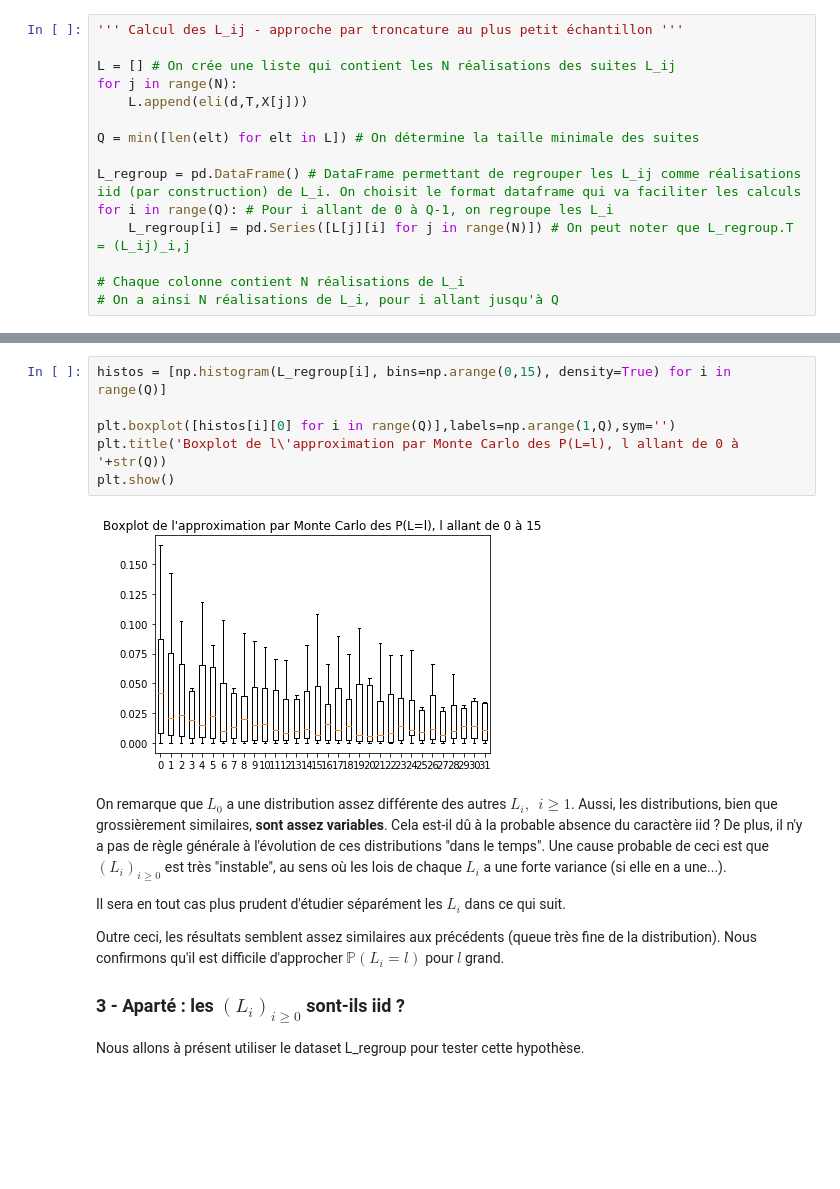
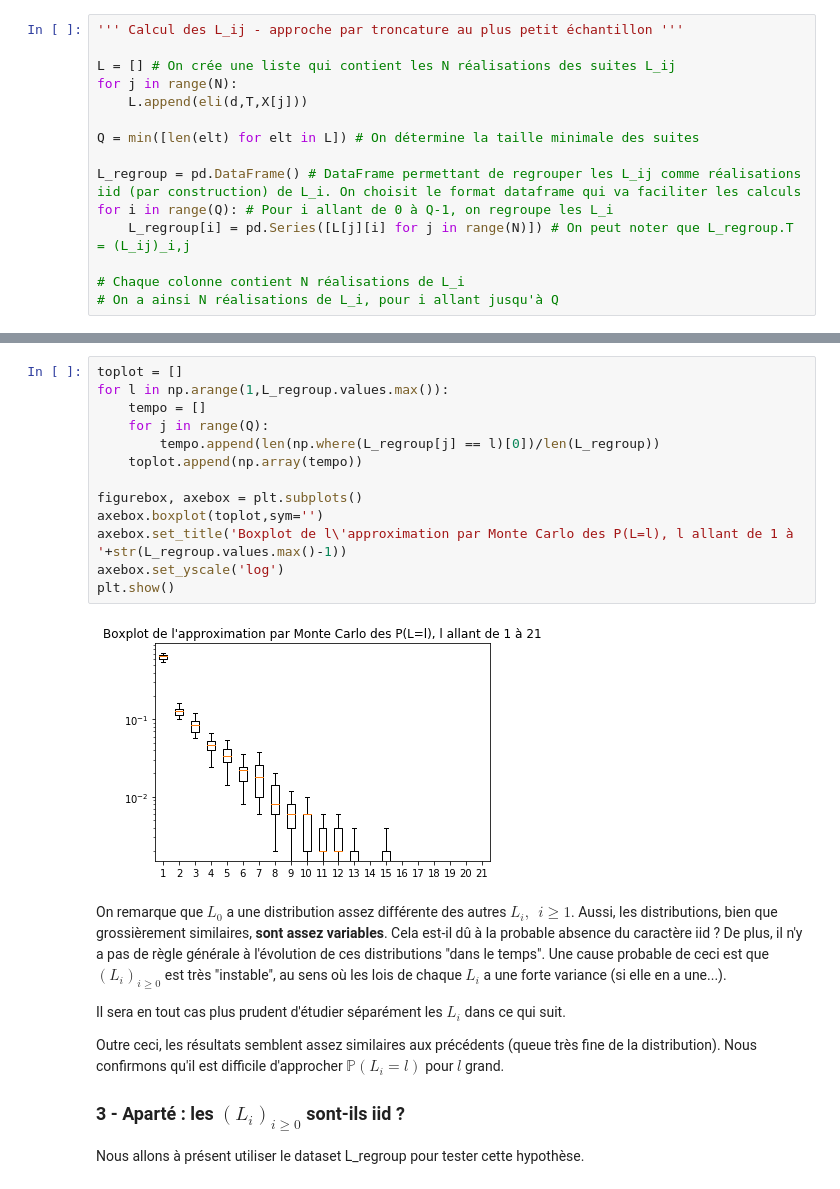
Before and after one commit to LittleBabyPanda/MCProject, a Jupyter notebook: MC_notebook.ipynb, the cells around one changed output, grey strips where cells are left out. Saved outputs shown, nothing was run; the diff lists cells and outputs as text; blank space fills up the shorter version.

```diff
--- a/MC_notebook.ipynb
+++ b/MC_notebook.ipynb
@@ -276,11 +264,18 @@ plt.show()
-# %%
-histos = [np.histogram(L_regroup[i], bins=np.arange(0,15), density=True) for i in range(Q)]
-
-plt.boxplot([histos[i][0] for i in range(Q)],labels=np.arange(1,Q),sym='')
-plt.title('Boxplot de l\'approximation par Monte Carlo des P(L=l), l allant de 0 à '+str(Q))
-plt.show()
-# %% [output]
-[figure, removed]
+# %%
+toplot = []
+for l in np.arange(1,L_regroup.values.max()):
+    tempo = []
+    for j in range(Q):
+        tempo.append(len(np.where(L_regroup[j] == l)[0])/len(L_regroup))
+    toplot.append(np.array(tempo))
+
+figurebox, axebox = plt.subplots()
+axebox.boxplot(toplot,sym='')
+axebox.set_title('Boxplot de l\'approximation par Monte Carlo des P(L=l), l allant de 1 à '+str(L_regroup.values.max()-1))
+axebox.set_yscale('log')
+plt.show()
+# %% [output]
+[figure, added]
 # %% [markdown]
 On remarque que $L_0$ a une distribution assez différente des autres $L_i, \: \: i \geq 1$. Aussi, les distributions, bien que grossièrement similaires, **sont assez variables**. Cela est-il dû à la probable absence du caractère iid ? De plus, il n'y a pas de règle générale à l'évolution de ces distributions "dans le temps". Une cause probable de ceci est que $(L_i)_{i \geq 0}$ est très "instable", au sens où les lois de chaque $L_i$ a une forte variance (si elle en a une...).
 
```
Also changed, not shown: parts of 17 cells of this notebook.
